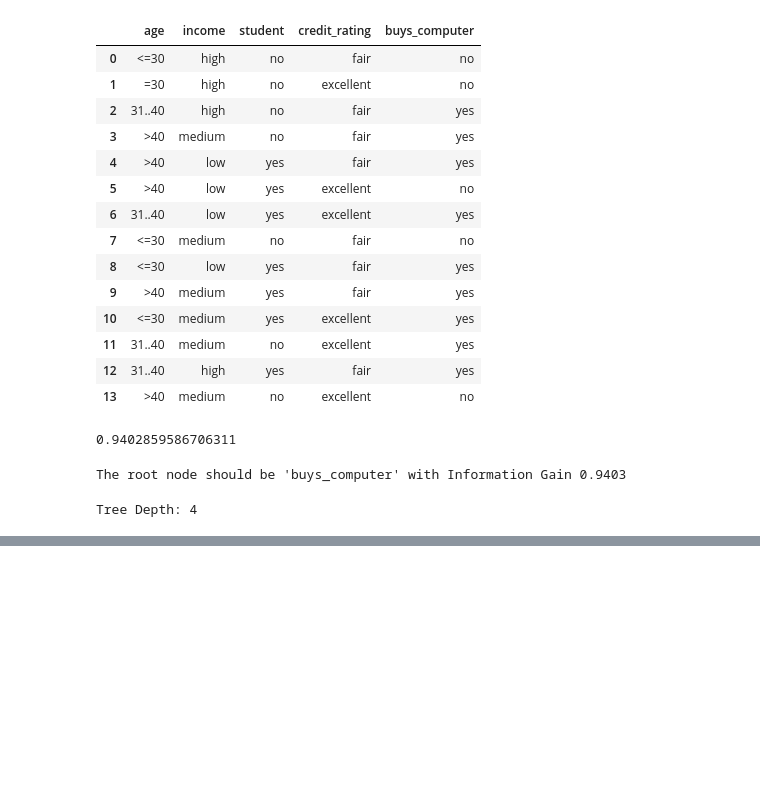
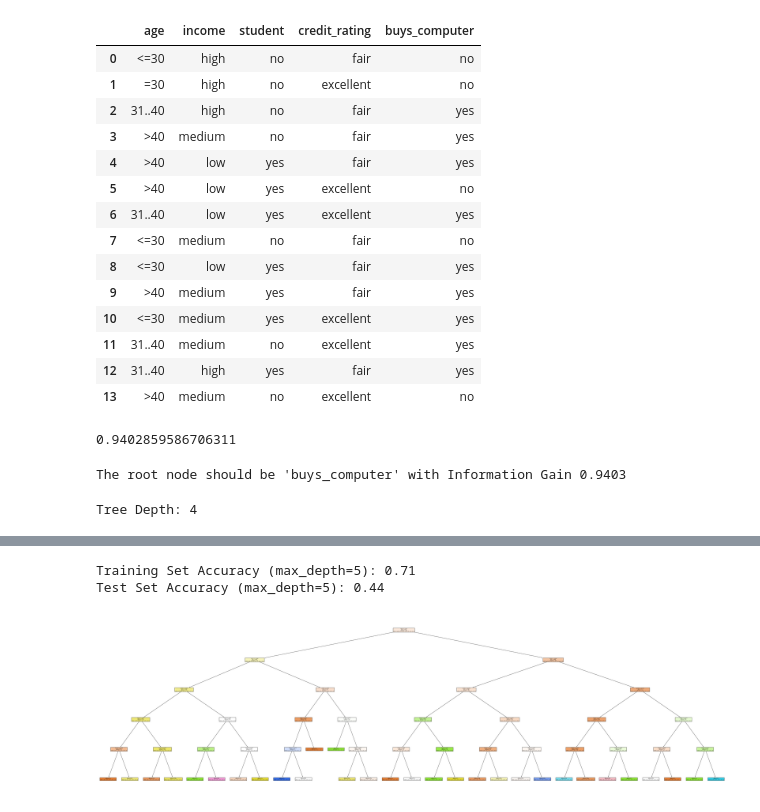
Before and after one commit to dhakshin18/ML305_CSE21201, a Jupyter notebook: ML LAB4 CSE21201.ipynb, the cells around one changed output, grey strips where cells are left out. Cells and saved outputs as stored; diff of their text form; code cells hidden in the pictures; blank space fills up the shorter version.

```diff
--- a/ML LAB4 CSE21201.ipynb
+++ b/ML LAB4 CSE21201.ipynb
@@ -93,0 +119,18 @@ plt.show()
+# %%
+max_depth = 5
+model2 = DecisionTreeClassifier(max_depth=max_depth)
+model2.fit(X_train, y_train)
+
+training_accuracy = model2.score(X_train, y_train)
+print(f"Training Set Accuracy (max_depth={max_depth}): {training_accuracy:.2f}")
+
+test_accuracy = model2.score(X_test, y_test)
+print(f"Test Set Accuracy (max_depth={max_depth}): {test_accuracy:.2f}")
+
+plt.figure(figsize=(70, 20))
+plot_tree(model2, filled=True)
+plt.show()
+# %% [output]
+Training Set Accuracy (max_depth=5): 0.71
+Test Set Accuracy (max_depth=5): 0.44
+[figure, added]
```
Also changed, not shown: parts of 4 cells of this notebook.
